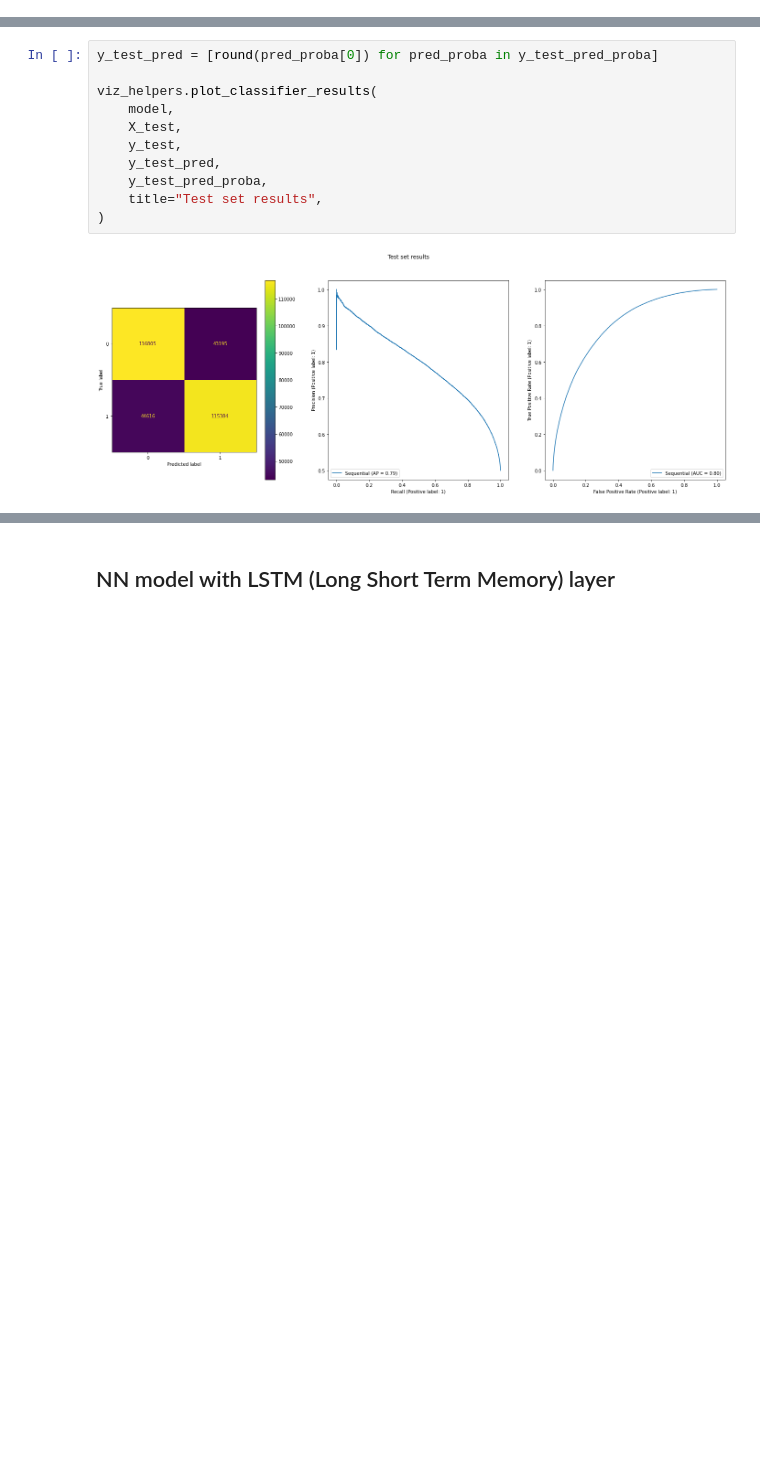
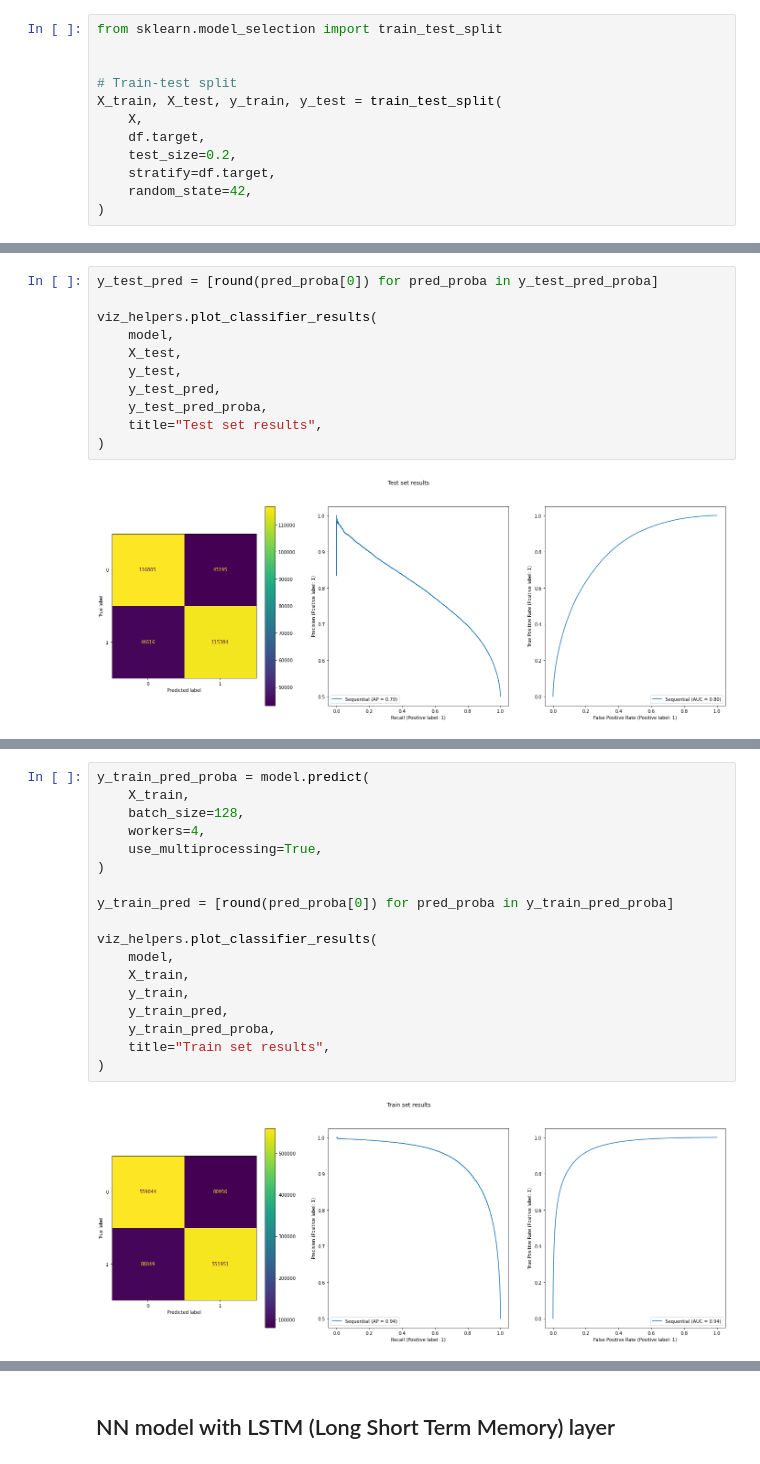
Before and after one commit to fleuryc/OC_AI-Engineer_P7_Detect-bad-buzz-with-deep-learning, a Jupyter notebook: notebooks/keras_neural_networks.ipynb, the cells around one changed output, grey strips where cells are left out. Saved outputs shown, nothing was run; the diff lists cells and outputs as text; blank space fills up the shorter version.

```diff
--- a/notebooks/keras_neural_networks.ipynb
+++ b/notebooks/keras_neural_networks.ipynb
@@ -277,0 +265,12 @@ You can now load the package via spacy.load('en_core_web_sm')
+# %%
+from sklearn.model_selection import train_test_split
+
+
+# Train-test split
+X_train, X_test, y_train, y_test = train_test_split(
+    X,
+    df.target,
+    test_size=0.2,
+    stratify=df.target,
+    random_state=42,
+)
@@ -440,0 +656,20 @@ viz_helpers.plot_classifier_results(
+# %%
+y_train_pred_proba = model.predict(
+    X_train,
+    batch_size=128,
+    workers=4,
+    use_multiprocessing=True,
+)
+
+y_train_pred = [round(pred_proba[0]) for pred_proba in y_train_pred_proba]
+
+viz_helpers.plot_classifier_results(
+    model,
+    X_train,
+    y_train,
+    y_train_pred,
+    y_train_pred_proba,
+    title="Train set results",
+)
+# %% [output]
+[figure, added]
```
Also changed, not shown: parts of 13 cells of this notebook, 1 other file.
